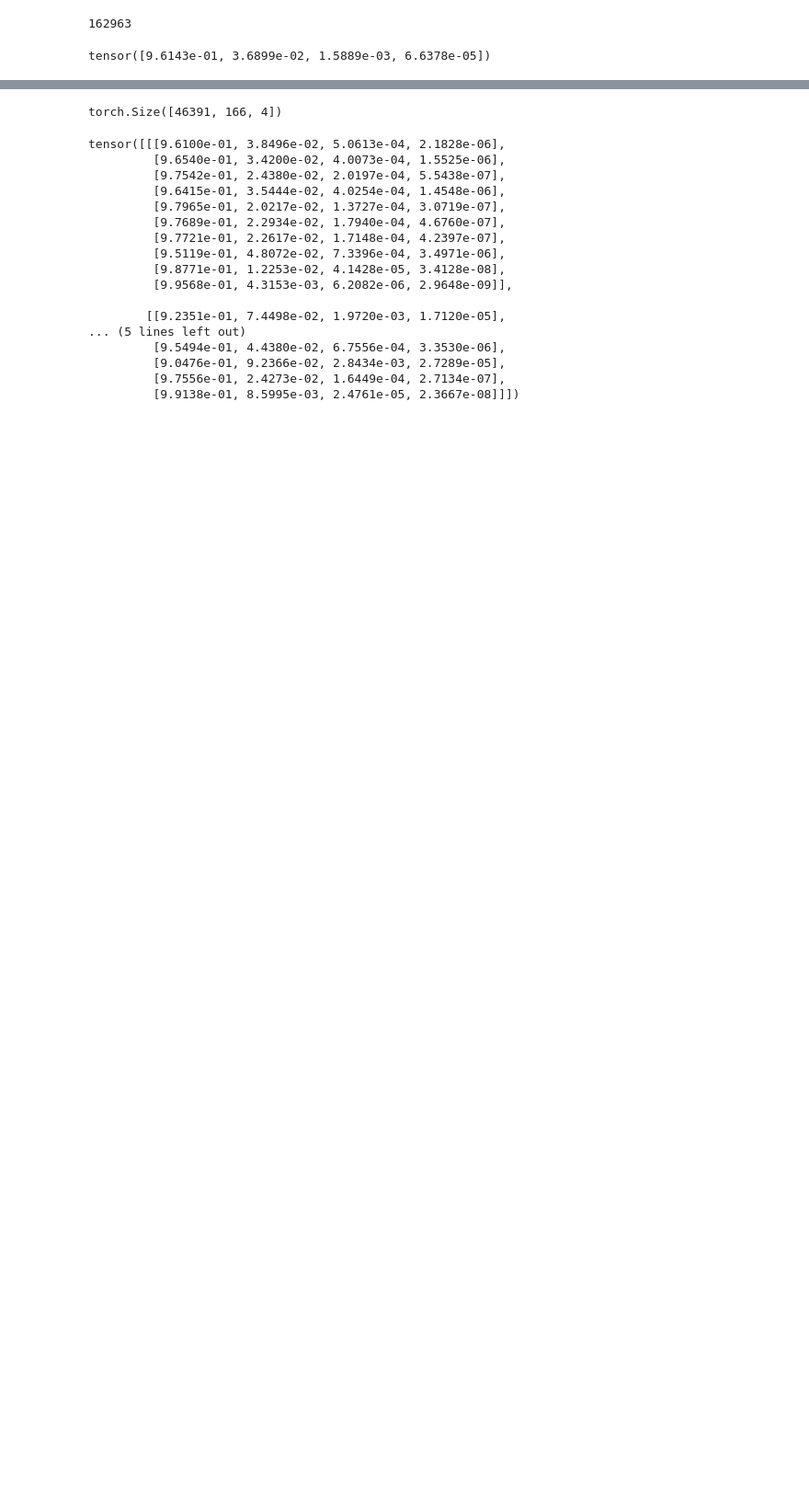
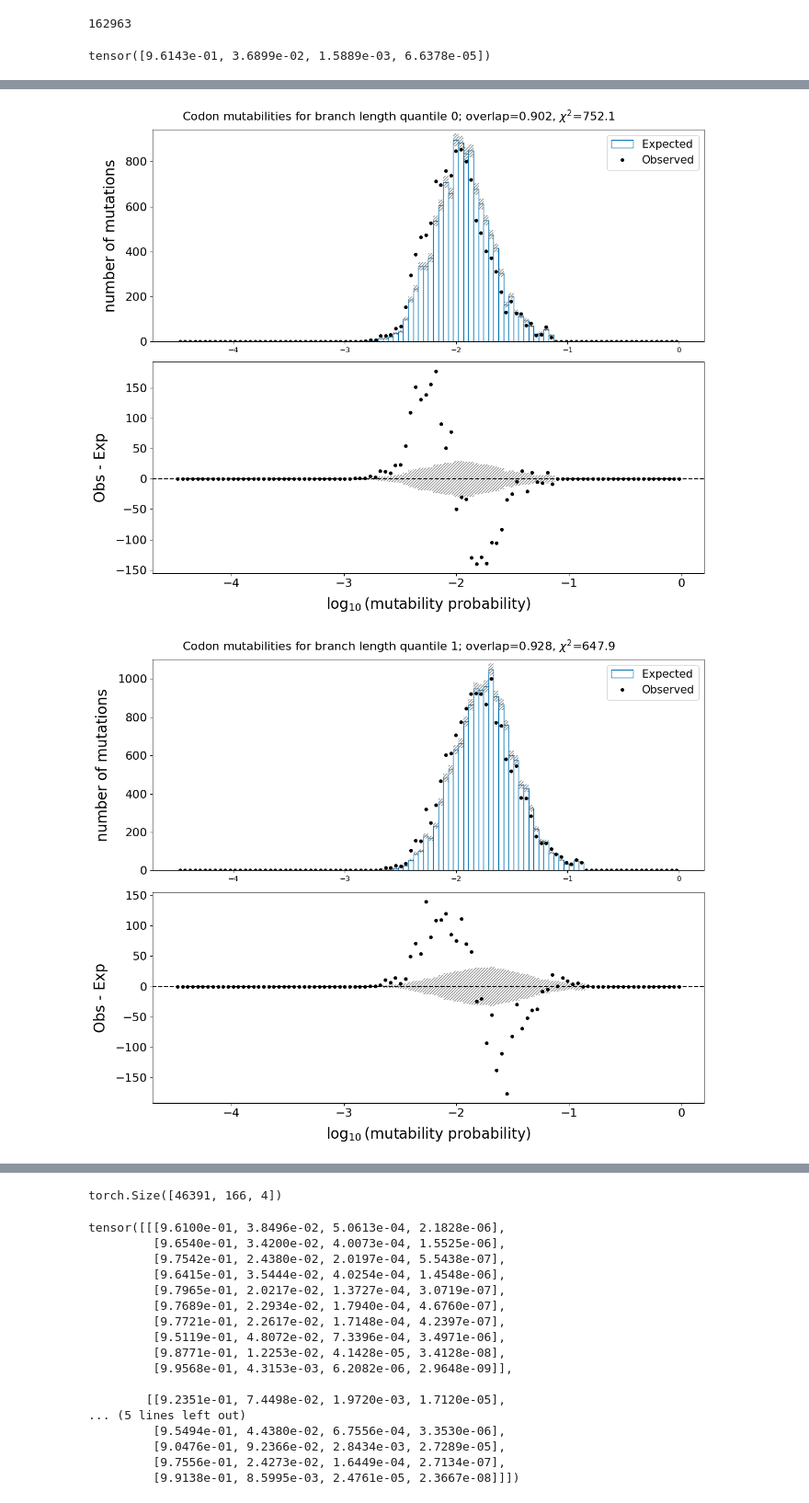
Before and after one commit to matsengrp/thrifty-experiments-1, a Jupyter notebook: human/neutral_codon.ipynb, the cells around one changed output, grey strips where cells are left out. Shown at 92% size. Saved outputs shown, nothing was run; the diff lists cells and outputs as text; code cells hidden in the pictures; blank space fills up the shorter version.

```diff
--- a/human/neutral_codon.ipynb
+++ b/human/neutral_codon.ipynb
@@ -270,0 +411,11 @@ tensor([9.6143e-01, 3.6899e-02, 1.5889e-03, 6.6378e-05])
+# %%
+# loop over a groupby of pcp_df["branch_length_quantile"]
+figs = []
+results = []
+for quantile, group in pre_obs_vs_exp_df.groupby("branch_length_quantile"):
+    fig, result = simple_obs_vs_exp(group, f"Codon mutabilities for branch length quantile {quantile}")
+    figs.append(fig)
+    results.append(result)
+# %% [output]
+[figure, added]
+[figure, added]
```
Also changed, not shown: parts of 28 cells of this notebook.
